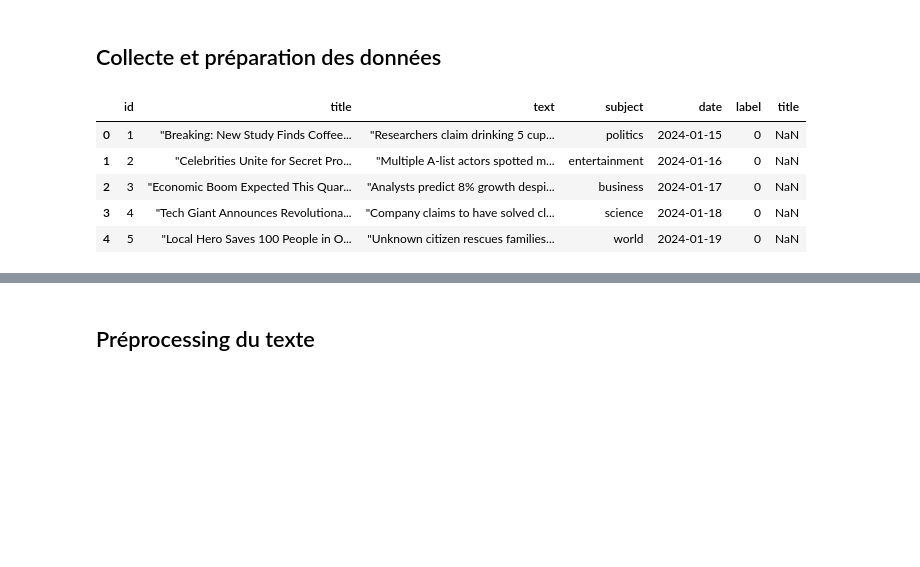
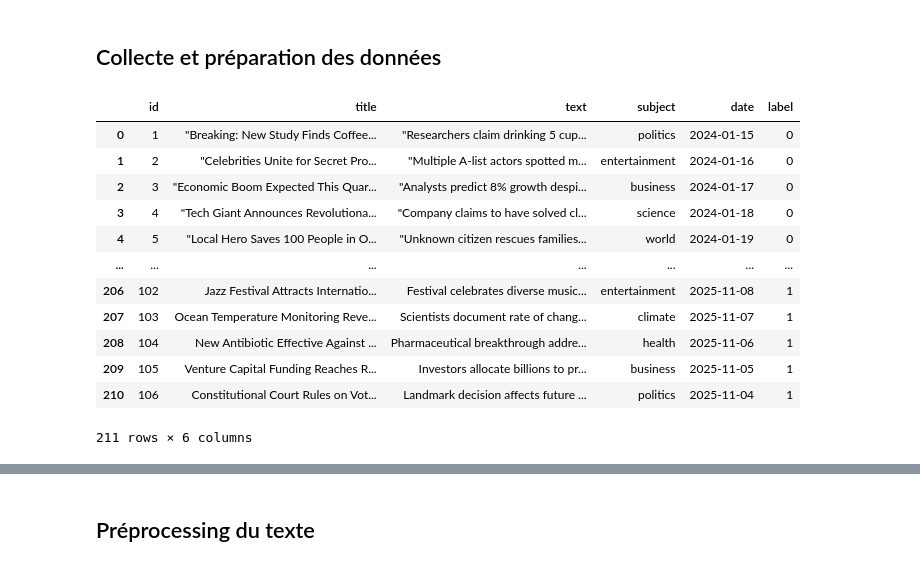
Before and after one commit to davidamouzou/Fake_news, a Jupyter notebook: notebooks/01_exploration.ipynb, the cells around one changed output, grey strips where cells are left out. Drawn from its saved outputs; the diff is of its cells as text; code cells hidden in the pictures; blank space fills up the shorter version.

```diff
--- a/notebooks/01_exploration.ipynb
+++ b/notebooks/01_exploration.ipynb
@@ -7,25 +9,32 @@ import seaborn as sns
 # %%
 fake_url = "https://raw.githubusercontent.com/davidamouzou/Fake_news/main/data/fake.csv"
 true_url = "https://raw.githubusercontent.com/davidamouzou/Fake_news/main/data/real.csv"
 
 # Load the datasets
 fake_df = pd.read_csv(fake_url)
 true_df = pd.read_csv(true_url)
 
 # Add a label column to both dataframes
 fake_df["label"] = 0
 true_df["label"] = 1
 
 # Combine the two dataframes into one
 df = pd.concat([fake_df, true_df], ignore_index=True)
-df.head()
+df
 # %% [output]
-|  | id | title | text | subject | date | label | title |
-| 0 | 1 | "Breaking: New Study Finds Coffee... | "Researchers claim drinking 5 cup... | politics | 2024-01-15 | 0 | NaN |
-| 1 | 2 | "Celebrities Unite for Secret Pro... | "Multiple A-list actors spotted m... | entertainment | 2024-01-16 | 0 | NaN |
-| 2 | 3 | "Economic Boom Expected This Quar... | "Analysts predict 8% growth despi... | business | 2024-01-17 | 0 | NaN |
-| 3 | 4 | "Tech Giant Announces Revolutiona... | "Company claims to have solved cl... | science | 2024-01-18 | 0 | NaN |
-| 4 | 5 | "Local Hero Saves 100 People in O... | "Unknown citizen rescues families... | world | 2024-01-19 | 0 | NaN |
+|  | id | title | text | subject | date | label |
+| 0 | 1 | "Breaking: New Study Finds Coffee... | "Researchers claim drinking 5 cup... | politics | 2024-01-15 | 0 |
+| 1 | 2 | "Celebrities Unite for Secret Pro... | "Multiple A-list actors spotted m... | entertainment | 2024-01-16 | 0 |
+| 2 | 3 | "Economic Boom Expected This Quar... | "Analysts predict 8% growth despi... | business | 2024-01-17 | 0 |
+| 3 | 4 | "Tech Giant Announces Revolutiona... | "Company claims to have solved cl... | science | 2024-01-18 | 0 |
+| 4 | 5 | "Local Hero Saves 100 People in O... | "Unknown citizen rescues families... | world | 2024-01-19 | 0 |
+| ... | ... | ... | ... | ... | ... | ... |
+| 206 | 102 | Jazz Festival Attracts Internatio... | Festival celebrates diverse music... | entertainment | 2025-11-08 | 1 |
+| 207 | 103 | Ocean Temperature Monitoring Reve... | Scientists document rate of chang... | climate | 2025-11-07 | 1 |
+| 208 | 104 | New Antibiotic Effective Against ... | Pharmaceutical breakthrough addre... | health | 2025-11-06 | 1 |
+| 209 | 105 | Venture Capital Funding Reaches R... | Investors allocate billions to pr... | business | 2025-11-05 | 1 |
+| 210 | 106 | Constitutional Court Rules on Vot... | Landmark decision affects future ... | politics | 2025-11-04 | 1 |
+211 rows × 6 columns
 # %%
 # Plotting the distribution of labels
 plt.figure(figsize=(6, 4))
```
Also changed, not shown: parts of 18 cells of this notebook, 4 other files.
